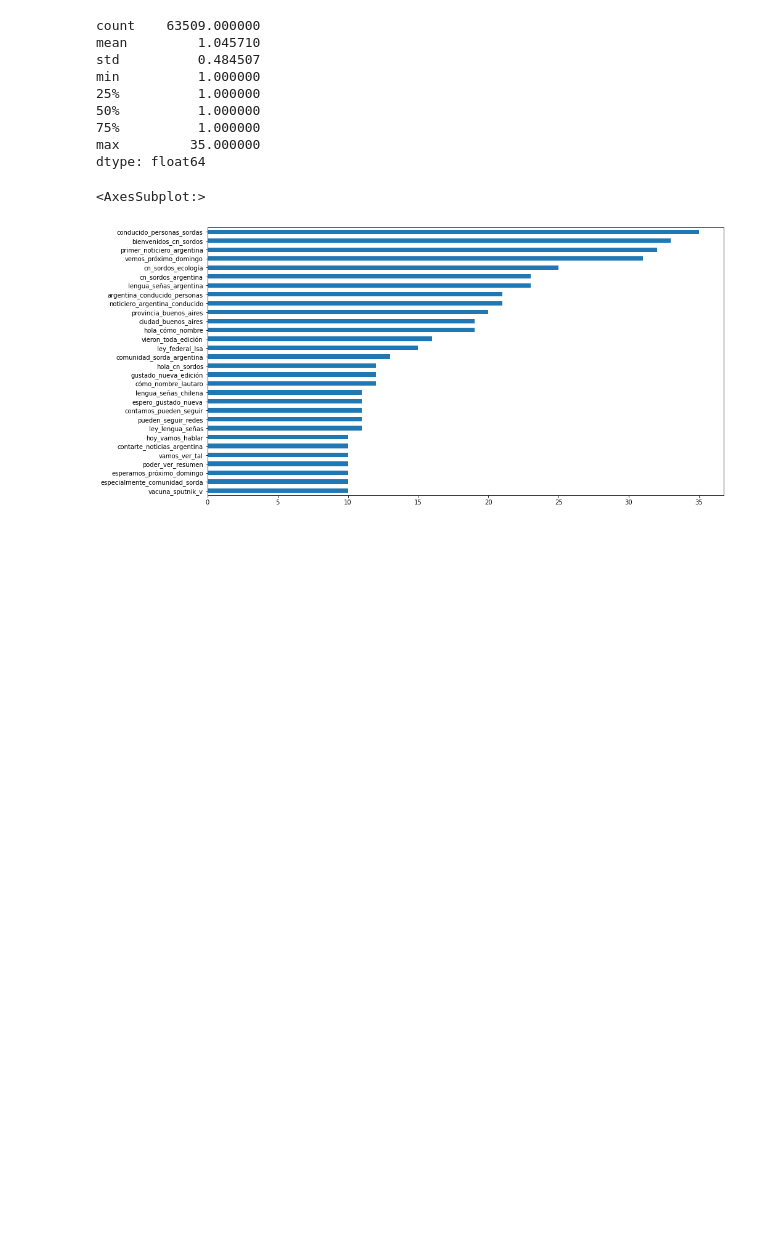
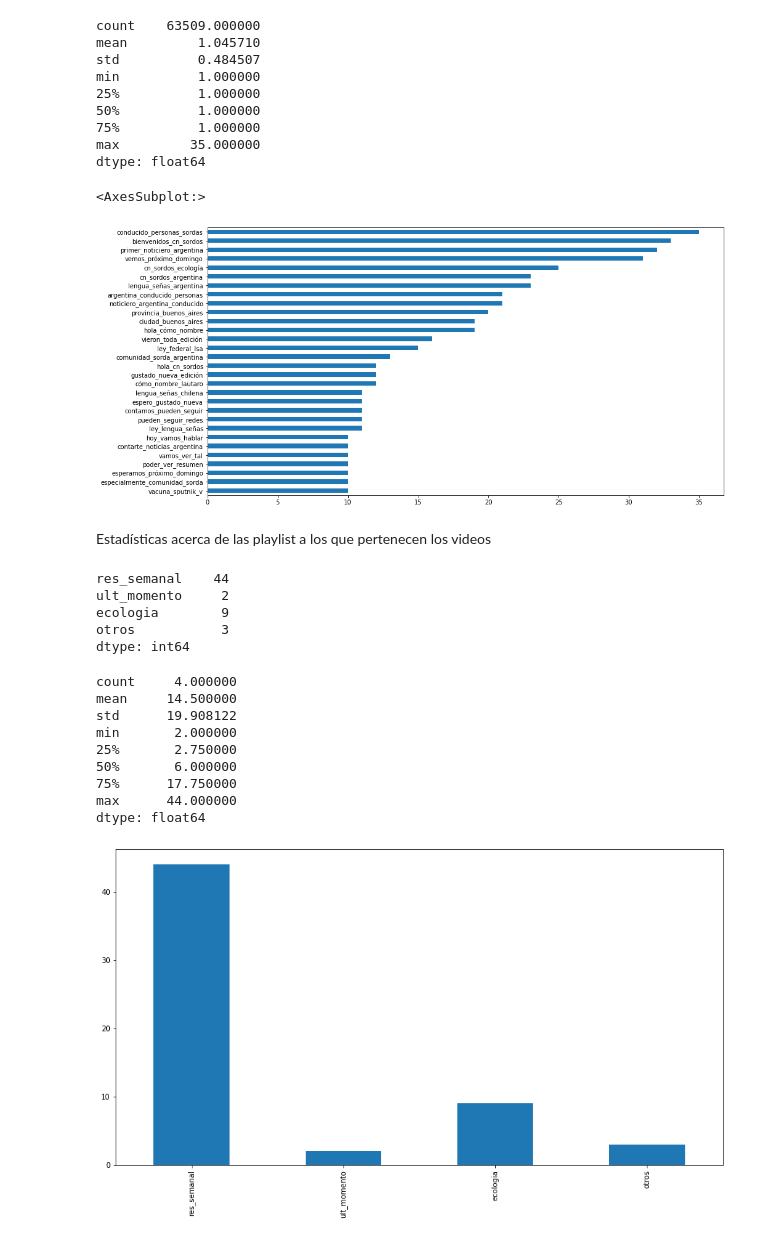
Before and after one commit to midusi/LSA-T, a Jupyter notebook: visualization/subtitles_analysis.ipynb, the cells around one changed output. Drawn from its saved outputs; the diff is of its cells as text; code cells hidden in the pictures; blank space fills up the shorter version.

Commit message:
Added playlist visualization

```diff
--- a/visualization/subtitles_analysis.ipynb
+++ b/visualization/subtitles_analysis.ipynb
@@ -153,3 +152,33 @@ max         35.000000
 dtype: float64
 <AxesSubplot:>
 [figure]
+# %% [markdown]
+Estadísticas acerca de las playlist a los que pertenecen los videos
+# %%
+playlists = {
+    'res_semanal': {v for v in videos if "resumen-semanal" in v},
+    'ult_momento': {v for v in videos if "ultimo-momento" in v},
+    'ecologia': {v for v in videos if "episodio" in v},
+    'otros': {v for v in videos if ("resumen-semanal" not in v and "ultimo-momento" not in v and "episodio" not in v)},
+}
+
+playlist_s = pd.Series({p:len(vids) for p, vids in playlists.items()})
+print(playlist_s)
+display(playlist_s.describe())
+out = playlist_s.plot.bar(figsize=(15,8))
+# %% [output]
+res_semanal    44
+ult_momento     2
+ecologia        9
+otros           3
+dtype: int64
+count     4.000000
+mean     14.500000
+std      19.908122
+min       2.000000
+25%       2.750000
+50%       6.000000
+75%      17.750000
+max      44.000000
+dtype: float64
+[figure, added]
```
Also changed, not shown: parts of 2 cells of this notebook.
